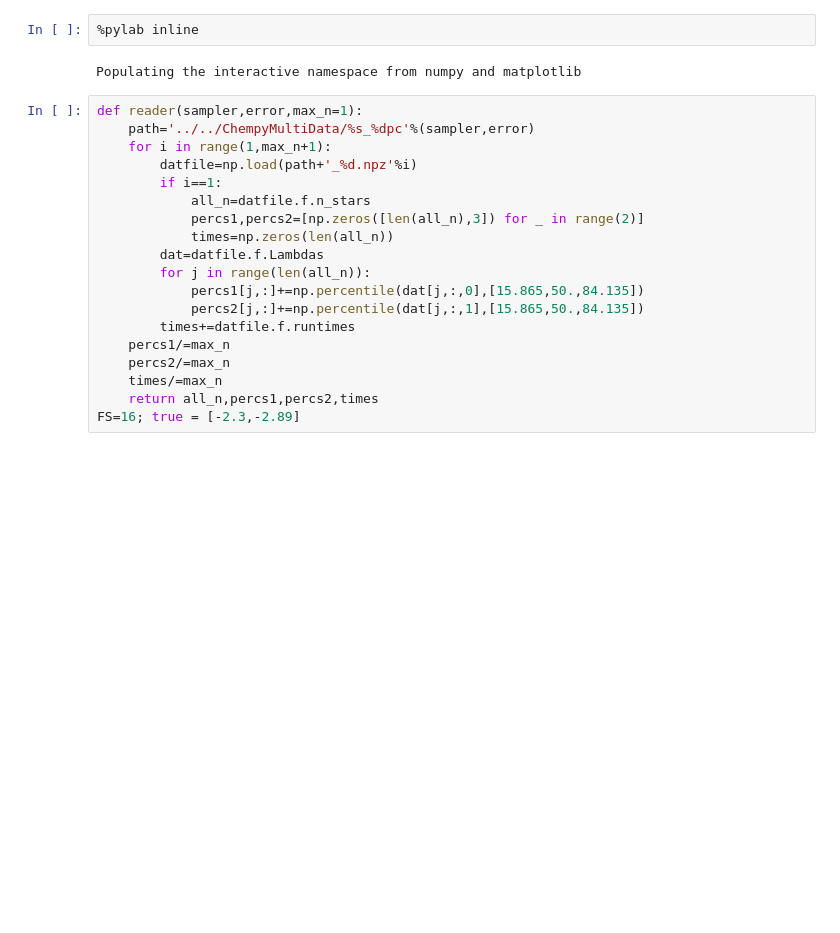
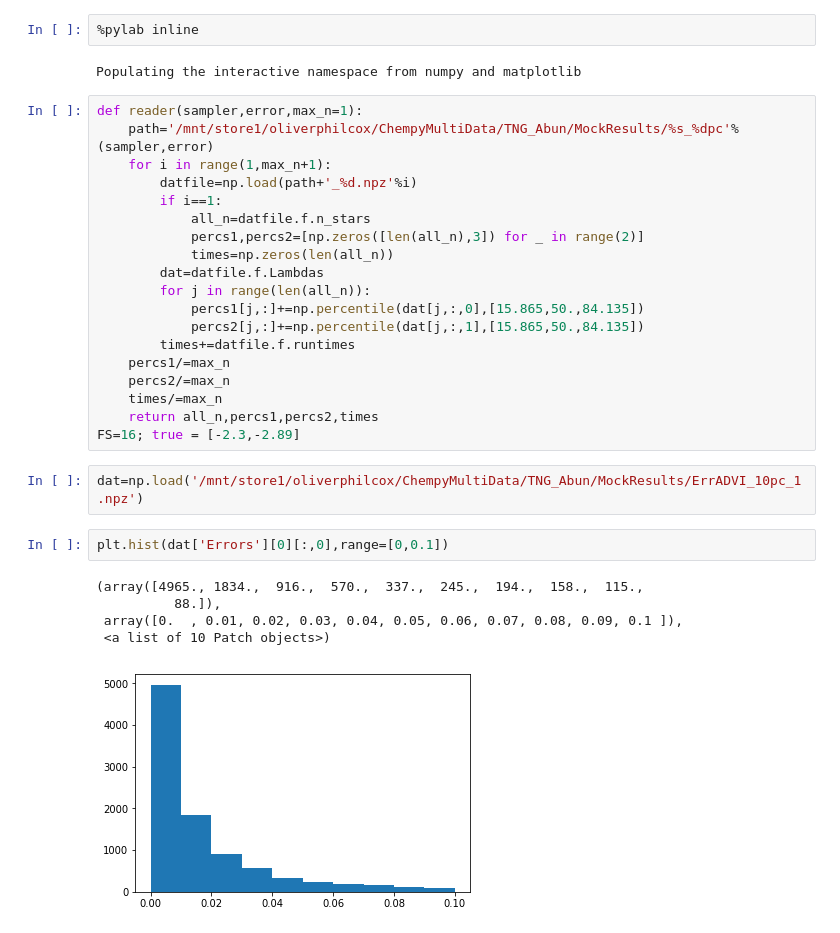
Before and after one commit to oliverphilcox/ChempyMulti, a Jupyter notebook: Jupyter/TNG_Abun/3c - Combined Sampling Plots.ipynb, the cells around one changed output. Drawn from its saved outputs; the diff is of its cells as text; blank space fills up the shorter version.

```diff
--- a/Jupyter/TNG_Abun/3c - Combined Sampling Plots.ipynb
+++ b/Jupyter/TNG_Abun/3c - Combined Sampling Plots.ipynb
@@ -4,7 +4,7 @@
 Populating the interactive namespace from numpy and matplotlib
 # %%
 def reader(sampler,error,max_n=1):
-    path='../../ChempyMultiData/%s_%dpc'%(sampler,error)
+    path='/mnt/store1/oliverphilcox/ChempyMultiData/TNG_Abun/MockResults/%s_%dpc'%(sampler,error)
     for i in range(1,max_n+1):
         datfile=np.load(path+'_%d.npz'%i)
         if i==1:
@@ -21,4 +21,14 @@ def reader(sampler,error,max_n=1):
     times/=max_n
     return all_n,percs1,percs2,times
 FS=16; true = [-2.3,-2.89]
+# %%
+dat=np.load('/mnt/store1/oliverphilcox/ChempyMultiData/TNG_Abun/MockResults/ErrADVI_10pc_1.npz')
+# %%
+plt.hist(dat['Errors'][0][:,0],range=[0,0.1])
+# %% [output]
+(array([4965., 1834.,  916.,  570.,  337.,  245.,  194.,  158.,  115.,
+          88.]),
+ array([0.  , 0.01, 0.02, 0.03, 0.04, 0.05, 0.06, 0.07, 0.08, 0.09, 0.1 ]),
+ <a list of 10 Patch objects>)
+[figure, added]
 # %%
```
Also changed, not shown: parts of 6 cells of this notebook, 23 other files.
